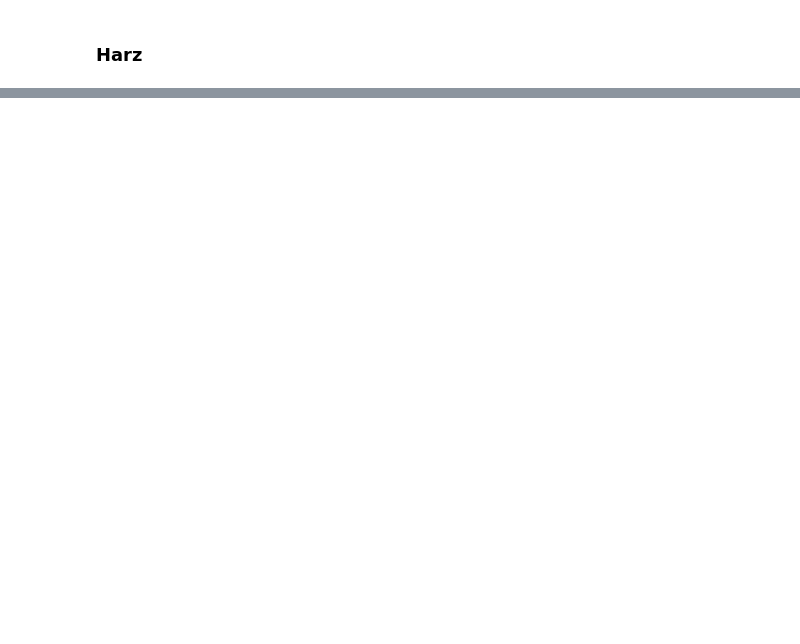
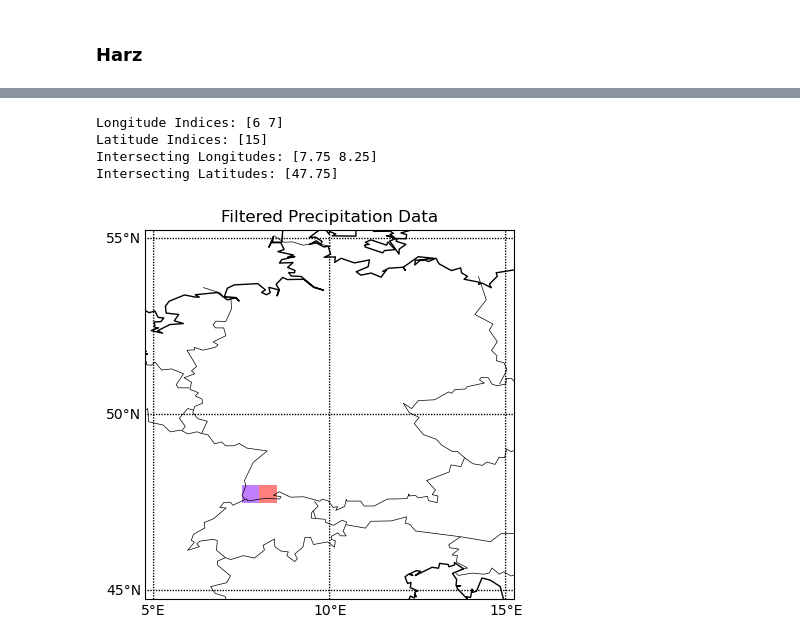
Before and after one commit to justusnoegel/deadwood_prediction, a Jupyter notebook: harz.ipynb, the cells around one changed output, grey strips where cells are left out. Drawn from its saved outputs; the diff is of its cells as text; code cells hidden in the pictures; blank space fills up the shorter version.

Commit message:
grids

```diff
--- a/harz.ipynb
+++ b/harz.ipynb
@@ -156,0 +171,18 @@ m
+# %%
+# Find indices of lon and lat within the specified bounds
+lon_idx = np.where((lon >= min_lon) & (lon <= max_lon))[0]
+lat_idx = np.where((lat >= min_lat) & (lat <= max_lat))[0]
+
+# Resulting indices
+intersecting_lons = lon[lon_idx]
+intersecting_lats = lat[lat_idx]
+
+print("Longitude Indices:", lon_idx)
+print("Latitude Indices:", lat_idx)
+print("Intersecting Longitudes:", intersecting_lons)
+print("Intersecting Latitudes:", intersecting_lats)
+# %% [output]
+Longitude Indices: [6 7]
+Latitude Indices: [15]
+Intersecting Longitudes: [7.75 8.25]
+Intersecting Latitudes: [47.75]
@@ -156,0 +295,51 @@ m
+# %%
+import numpy as np
+import matplotlib.pyplot as plt
+import netCDF4 as nc
+from mpl_toolkits.basemap import Basemap
+
+# File paths
+precipitation_file = "data/total_precipitation/tp.daily.calc.era5.0d50_CentralEurope.2000.nc"
+
+# Open the NetCDF file
+nc_file = nc.Dataset(precipitation_file)
+lon = nc_file.variables['lon'][:]
+lat = nc_file.variables['lat'][:]
+data = nc_file.variables['tp'][50, :, :]  # Using arbitrary time index 50
+
+# Polygon extent boundaries
+min_lon, min_lat, max_lon, max_lat = (7.586294012444659, 47.53134167037793, 8.642403324920886, 48.23995345367079)
+
+# Mask data outside the polygon extent
+lon_mask = (lon >= min_lon) & (lon <= max_lon)
+lat_mask = (lat >= min_lat) & (lat <= max_lat)
+data_masked = np.ma.masked_where(~np.outer(lat_mask, lon_mask), data)
+
+# Create Basemap instance
+m = Basemap(llcrnrlon=lon.min(), llcrnrlat=lat.min(),
+            urcrnrlon=lon.max(), urcrnrlat=lat.max(),
+            projection='cyl', resolution='l')
+
+# Draw coastlines, countries, and states
+m.drawcoastlines()
+m.drawcountries()
+m.drawstates()
+
+# Plot the filtered precipitation data as grid cells
+x_mesh, y_mesh = np.meshgrid(lon, lat)
+x_mesh, y_mesh = m(x_mesh, y_mesh)
+plt.pcolormesh(x_mesh, y_mesh, data_masked, cmap='rainbow', alpha=0.5, label='Precipitation Data')
+
+# Add latitude and longitude lines with labels
+m.drawparallels(np.arange(-90., 91., 5.), labels=[1,0,0,0], fontsize=10)
+m.drawmeridians(np.arange(-180., 181., 5.), labels=[0,0,0,1], fontsize=10)
+
+plt.title('Filtered Precipitation Data')
+
+# Show the plot
+plt.show()
+
+# Close the NetCDF file
+nc_file.close()
+# %% [output]
+[figure, added]
```
Also changed, not shown: parts of 13 cells of this notebook.
